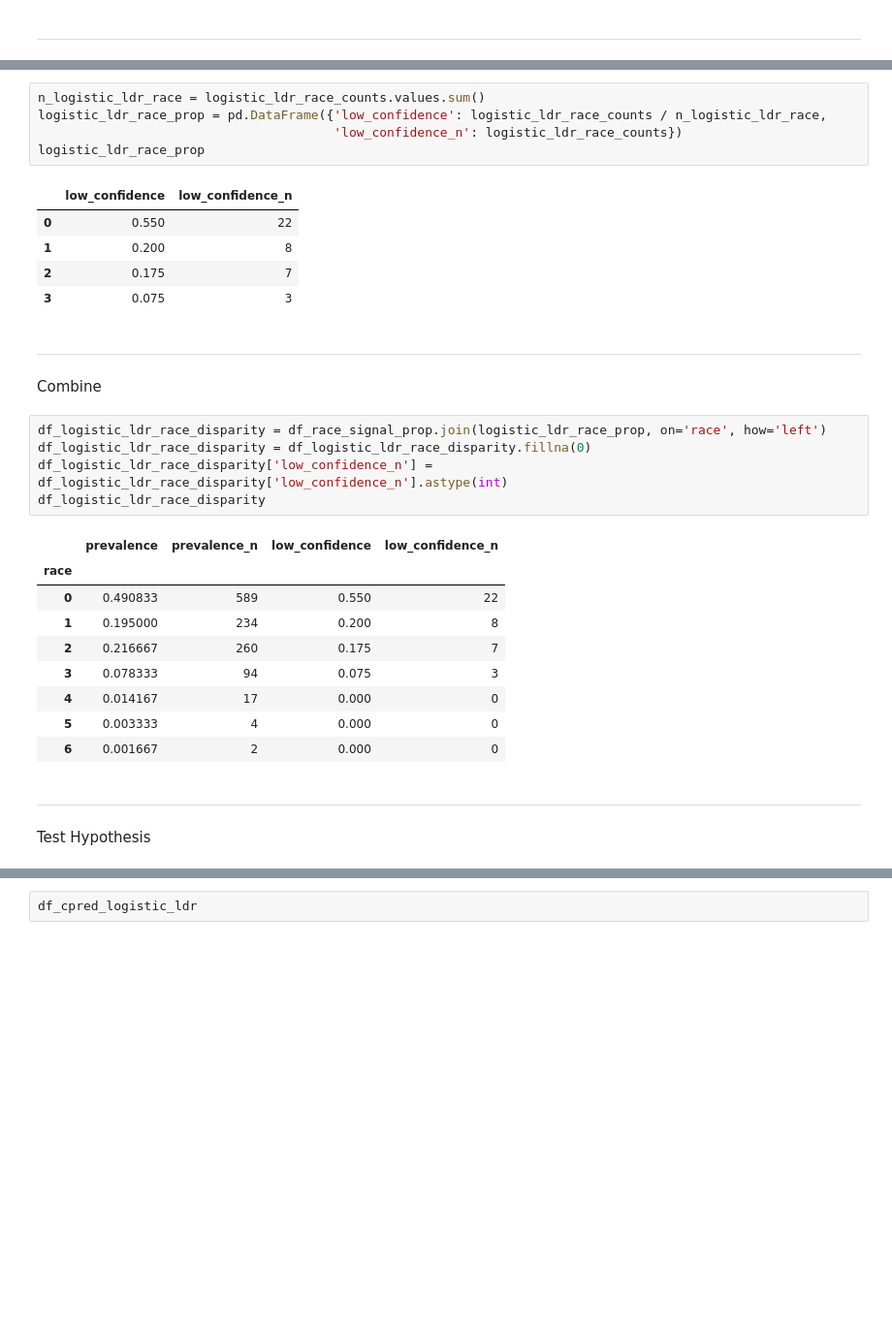
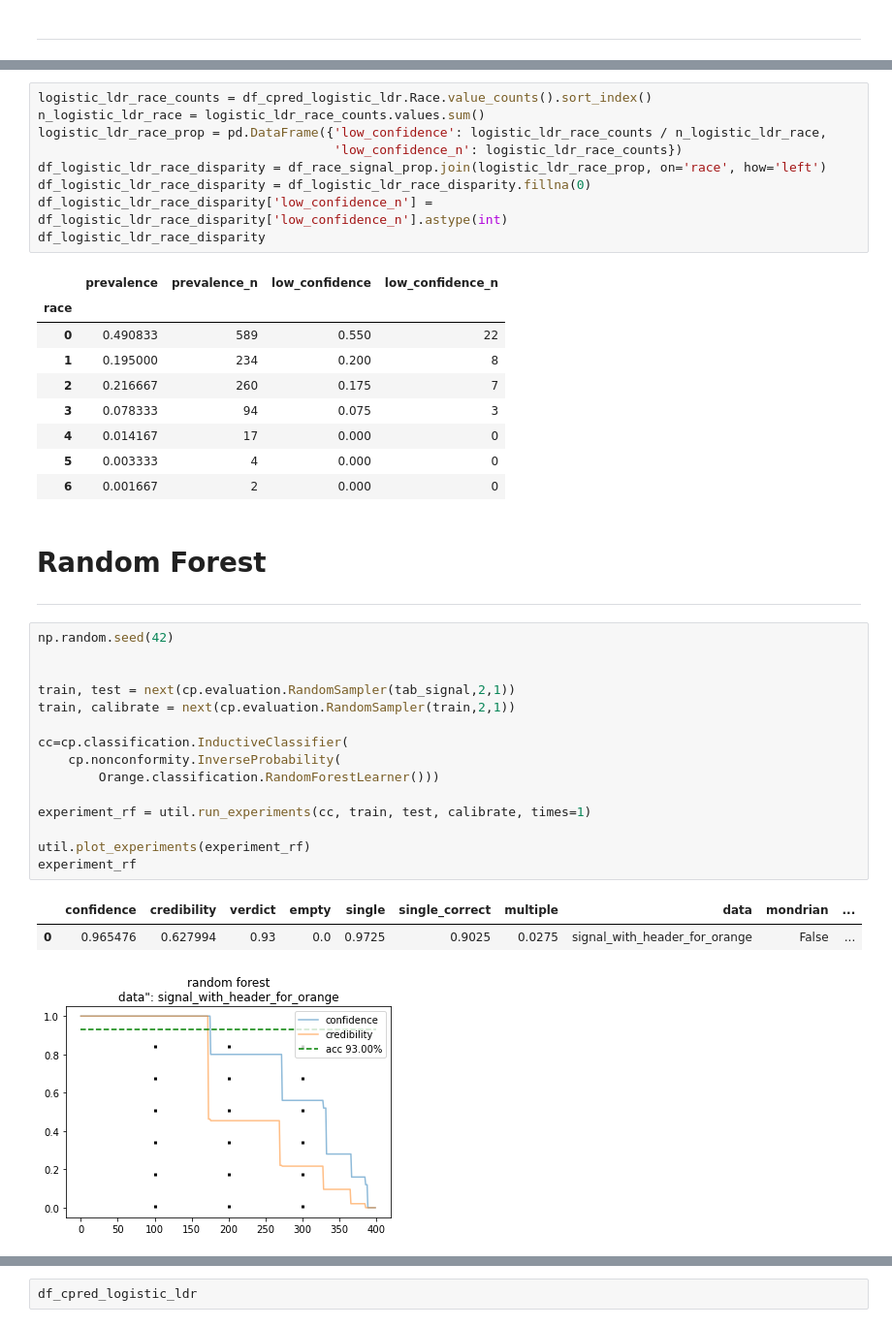
Before and after one commit to illato/vigilant-computing-machine, a Jupyter notebook: source/Notebooks/Hypothesis_Confidence_LDR_Contains_Significant_Race_Disparity.ipynb, the cells around one changed output, grey strips where cells are left out. Shown at 97% size. Cells and saved outputs as stored; diff of their text form; blank space fills up the shorter version.

Commit message:
adding updated hypothesis notebook

```diff
--- a/source/Notebooks/Hypothesis_Confidence_LDR_Contains_Significant_Race_Disparity.ipynb
+++ b/source/Notebooks/Hypothesis_Confidence_LDR_Contains_Significant_Race_Disparity.ipynb
@@ -149,18 +121,8 @@ Normalize
-# %%
-n_logistic_ldr_race = logistic_ldr_race_counts.values.sum()
-logistic_ldr_race_prop = pd.DataFrame({'low_confidence': logistic_ldr_race_counts / n_logistic_ldr_race,
-                                       'low_confidence_n': logistic_ldr_race_counts})
-logistic_ldr_race_prop
-# %% [output]
-|  | low_confidence | low_confidence_n |
-| 0 | 0.550 | 22 |
-| 1 | 0.200 | 8 |
-| 2 | 0.175 | 7 |
-| 3 | 0.075 | 3 |
-# %% [markdown]
-----
-Combine
 # %%
+logistic_ldr_race_counts = df_cpred_logistic_ldr.Race.value_counts().sort_index()
+n_logistic_ldr_race = logistic_ldr_race_counts.values.sum()
+logistic_ldr_race_prop = pd.DataFrame({'low_confidence': logistic_ldr_race_counts / n_logistic_ldr_race,
+                                       'low_confidence_n': logistic_ldr_race_counts})
 df_logistic_ldr_race_disparity = df_race_signal_prop.join(logistic_ldr_race_prop, on='race', how='left')
 df_logistic_ldr_race_disparity = df_logistic_ldr_race_disparity.fillna(0)
 df_logistic_ldr_race_disparity['low_confidence_n'] = df_logistic_ldr_race_disparity['low_confidence_n'].astype(int)
@@ -175,6 +137,25 @@ df_logistic_ldr_race_disparity
 | 4 | 0.014167 | 17 | 0.000 | 0 |
 | 5 | 0.003333 | 4 | 0.000 | 0 |
 | 6 | 0.001667 | 2 | 0.000 | 0 |
-# %% [markdown]
-----
-Test Hypothesis
+# %% [markdown]
+# Random Forest
+----
+# %%
+np.random.seed(42)
+
+
+train, test = next(cp.evaluation.RandomSampler(tab_signal,2,1))
+train, calibrate = next(cp.evaluation.RandomSampler(train,2,1))
+
+cc=cp.classification.InductiveClassifier(
+    cp.nonconformity.InverseProbability(
+        Orange.classification.RandomForestLearner()))
+
+experiment_rf = util.run_experiments(cc, train, test, calibrate, times=1)
+
+util.plot_experiments(experiment_rf)
+experiment_rf
+# %% [output]
+|  | confidence | credibility | verdict | empty | single | single_correct | multiple | data | mondrian | ... |
+| 0 | 0.965476 | 0.627994 | 0.93 | 0.0 | 0.9725 | 0.9025 | 0.0275 | signal_with_header_for_orange | False | ... |
+[figure, added]
```
Also changed, not shown: parts of 58 cells of this notebook.
